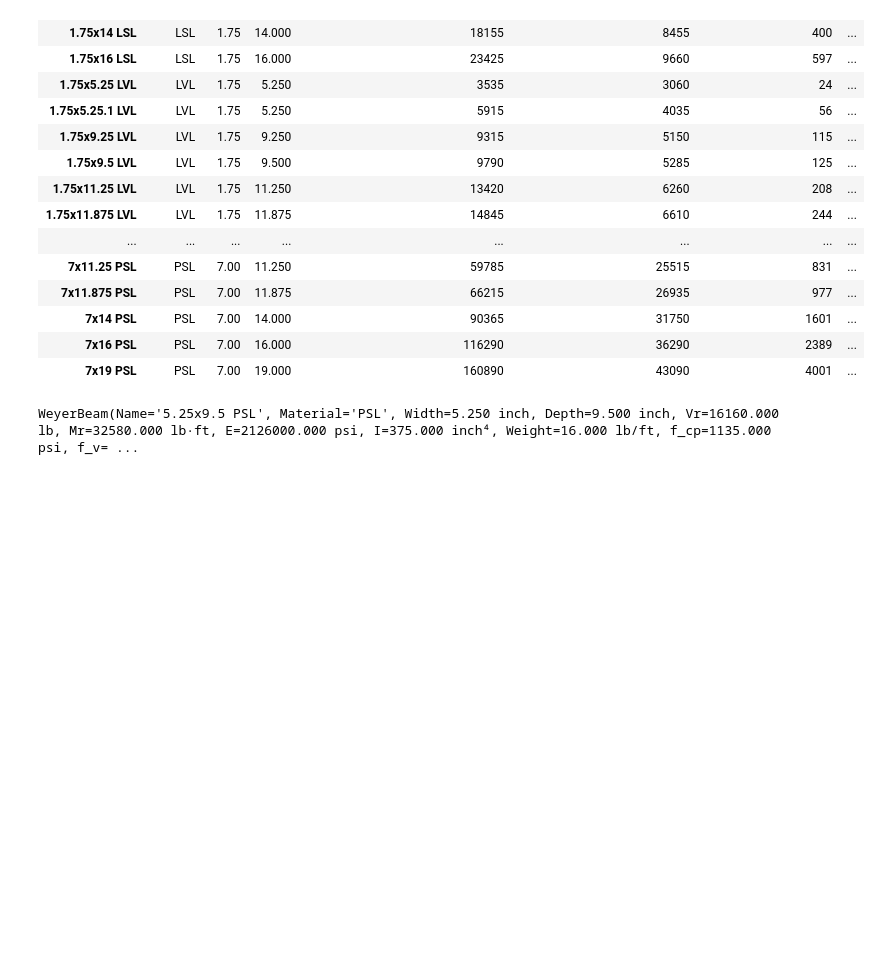
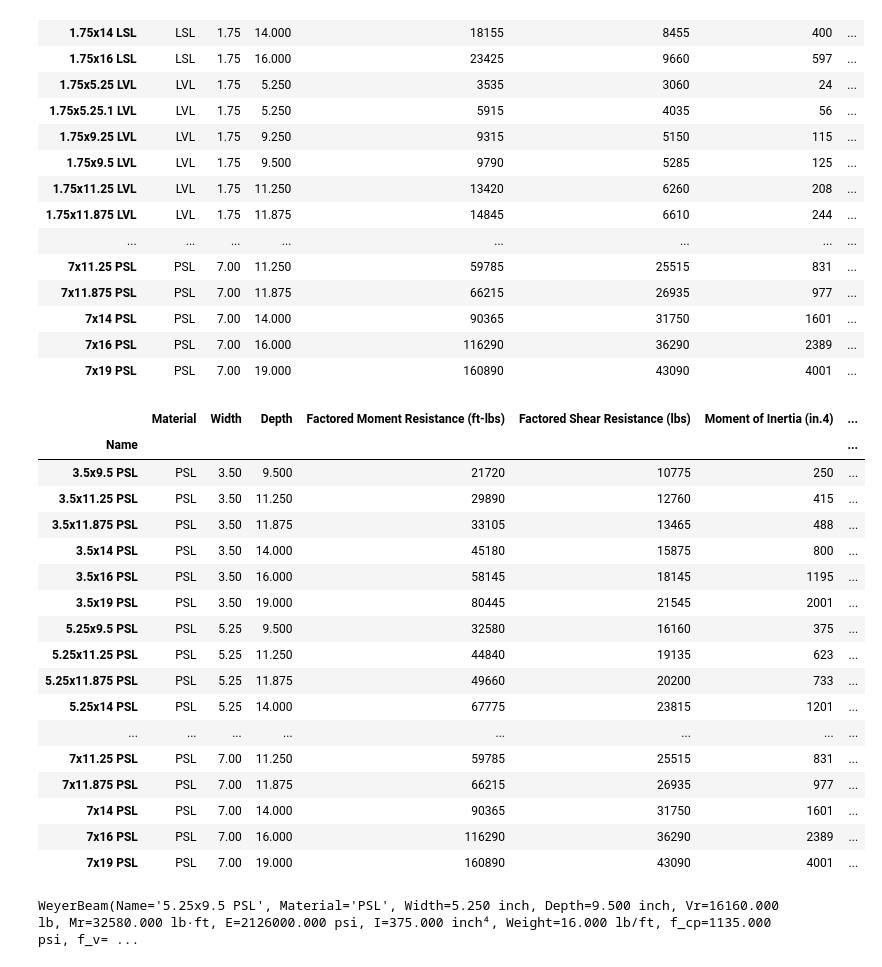
Before and after one commit to whistleradrien/Tribbuddy, a Jupyter notebook: worksheet.ipynb, the cells around one changed output. Cells and saved outputs as stored; diff of their text form; code cells hidden in the pictures; blank space fills up the shorter version.

```diff
--- a/worksheet.ipynb
+++ b/worksheet.ipynb
@@ -28,6 +29,30 @@ section_data
 | 7x14 PSL | PSL | 7.00 | 14.000 | 90365 | 31750 | 1601 | ... |
 | 7x16 PSL | PSL | 7.00 | 16.000 | 116290 | 36290 | 2389 | ... |
 | 7x19 PSL | PSL | 7.00 | 19.000 | 160890 | 43090 | 4001 | ... |
+# %%
+Width = section_data['Width'] >= 3.5
+Depth = section_data['Depth'] >= 9.5
+# %%
+section_data.loc[Width & Depth]
+# %% [output]
+|  | Material | Width | Depth | Factored Moment Resistance (ft-lbs) | Factored Shear Resistance (lbs) | Moment of Inertia (in.4) | ... |
+| Name |  |  |  |  |  |  | ... |
+| 3.5x9.5 PSL | PSL | 3.50 | 9.500 | 21720 | 10775 | 250 | ... |
+| 3.5x11.25 PSL | PSL | 3.50 | 11.250 | 29890 | 12760 | 415 | ... |
+| 3.5x11.875 PSL | PSL | 3.50 | 11.875 | 33105 | 13465 | 488 | ... |
+| 3.5x14 PSL | PSL | 3.50 | 14.000 | 45180 | 15875 | 800 | ... |
+| 3.5x16 PSL | PSL | 3.50 | 16.000 | 58145 | 18145 | 1195 | ... |
+| 3.5x19 PSL | PSL | 3.50 | 19.000 | 80445 | 21545 | 2001 | ... |
+| 5.25x9.5 PSL | PSL | 5.25 | 9.500 | 32580 | 16160 | 375 | ... |
+| 5.25x11.25 PSL | PSL | 5.25 | 11.250 | 44840 | 19135 | 623 | ... |
+| 5.25x11.875 PSL | PSL | 5.25 | 11.875 | 49660 | 20200 | 733 | ... |
+| 5.25x14 PSL | PSL | 5.25 | 14.000 | 67775 | 23815 | 1201 | ... |
+| ... | ... | ... | ... | ... | ... | ... | ... |
+| 7x11.25 PSL | PSL | 7.00 | 11.250 | 59785 | 25515 | 831 | ... |
+| 7x11.875 PSL | PSL | 7.00 | 11.875 | 66215 | 26935 | 977 | ... |
+| 7x14 PSL | PSL | 7.00 | 14.000 | 90365 | 31750 | 1601 | ... |
+| 7x16 PSL | PSL | 7.00 | 16.000 | 116290 | 36290 | 2389 | ... |
+| 7x19 PSL | PSL | 7.00 | 19.000 | 160890 | 43090 | 4001 | ... |
 # %%
 my_beam = am.WeyerBeam_prop(section_data, '5.25x9.5 PSL')
 my_beam
```
Also changed, not shown: parts of 24 cells of this notebook, 4 other files.
